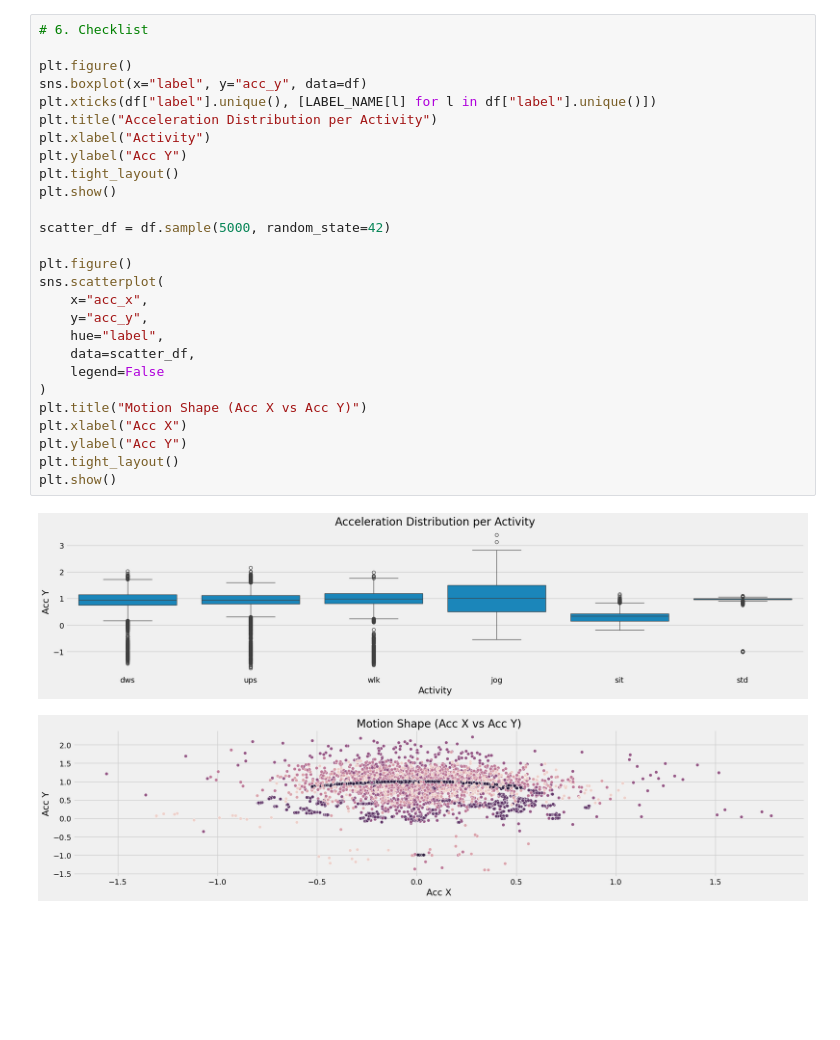
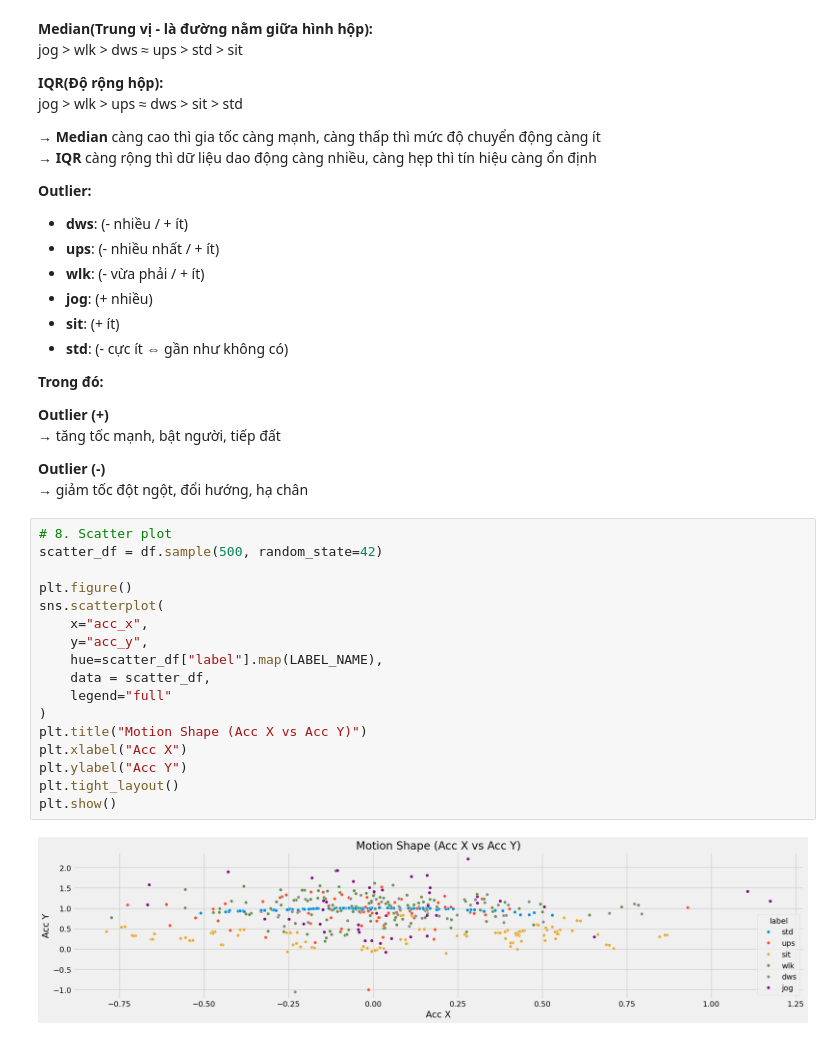
Before and after one commit to denzelnguyen/fitness-tracker-FIT, a Jupyter notebook: src/visualization/visualize.ipynb, the cells around one changed output. Drawn from its saved outputs; the diff is of its cells as text; blank space fills up the shorter version.

```diff
--- a/src/visualization/visualize.ipynb
+++ b/src/visualization/visualize.ipynb
@@ -167,30 +229,44 @@ plt.show()
+# %% [markdown]
+**Median(Trung vị - là đường nằm giữa hình hộp):**
+jog > wlk > dws ≈ ups > std > sit
+
+**IQR(Độ rộng hộp):**
+jog > wlk > ups ≈ dws > sit > std
+
+→ **Median** càng cao thì gia tốc càng mạnh, càng thấp thì mức độ chuyển động càng ít
+→ **IQR** càng rộng thì dữ liệu dao động càng nhiều, càng hẹp thì tín hiệu càng ổn định
+
+**Outlier:**
+- **dws**: (- nhiều / + ít)
+- **ups**: (- nhiều nhất / + ít)
+- **wlk**: (- vừa phải / + ít)
+- **jog**: (+ nhiều)
+- **sit**: (+ ít)
+- **std**: (- cực ít ⇔ gần như không có)
+
+**Trong đó:**
+
+**Outlier (+)**
+→ tăng tốc mạnh, bật người, tiếp đất
+
+**Outlier (-)**
+→ giảm tốc đột ngột, đổi hướng, hạ chân
 # %%
-# 6. Checklist
-
-plt.figure()
-sns.boxplot(x="label", y="acc_y", data=df)
-plt.xticks(df["label"].unique(), [LABEL_NAME[l] for l in df["label"].unique()])
-plt.title("Acceleration Distribution per Activity")
-plt.xlabel("Activity")
-plt.ylabel("Acc Y")
-plt.tight_layout()
-plt.show()
-
-scatter_df = df.sample(5000, random_state=42)
+# 8. Scatter plot
+scatter_df = df.sample(500, random_state=42)
 
 plt.figure()
 sns.scatterplot(
     x="acc_x",
     y="acc_y",
-    hue="label",
-    data=scatter_df,
-    legend=False
+    hue=scatter_df["label"].map(LABEL_NAME),
+    data = scatter_df,
+    legend="full"
 )
 plt.title("Motion Shape (Acc X vs Acc Y)")
 plt.xlabel("Acc X")
 plt.ylabel("Acc Y")
 plt.tight_layout()
 plt.show()
 # %% [output]
-[figure, old version]
+[figure, new version]
-[figure, removed]
```
Also changed, not shown: parts of 15 cells of this notebook.
